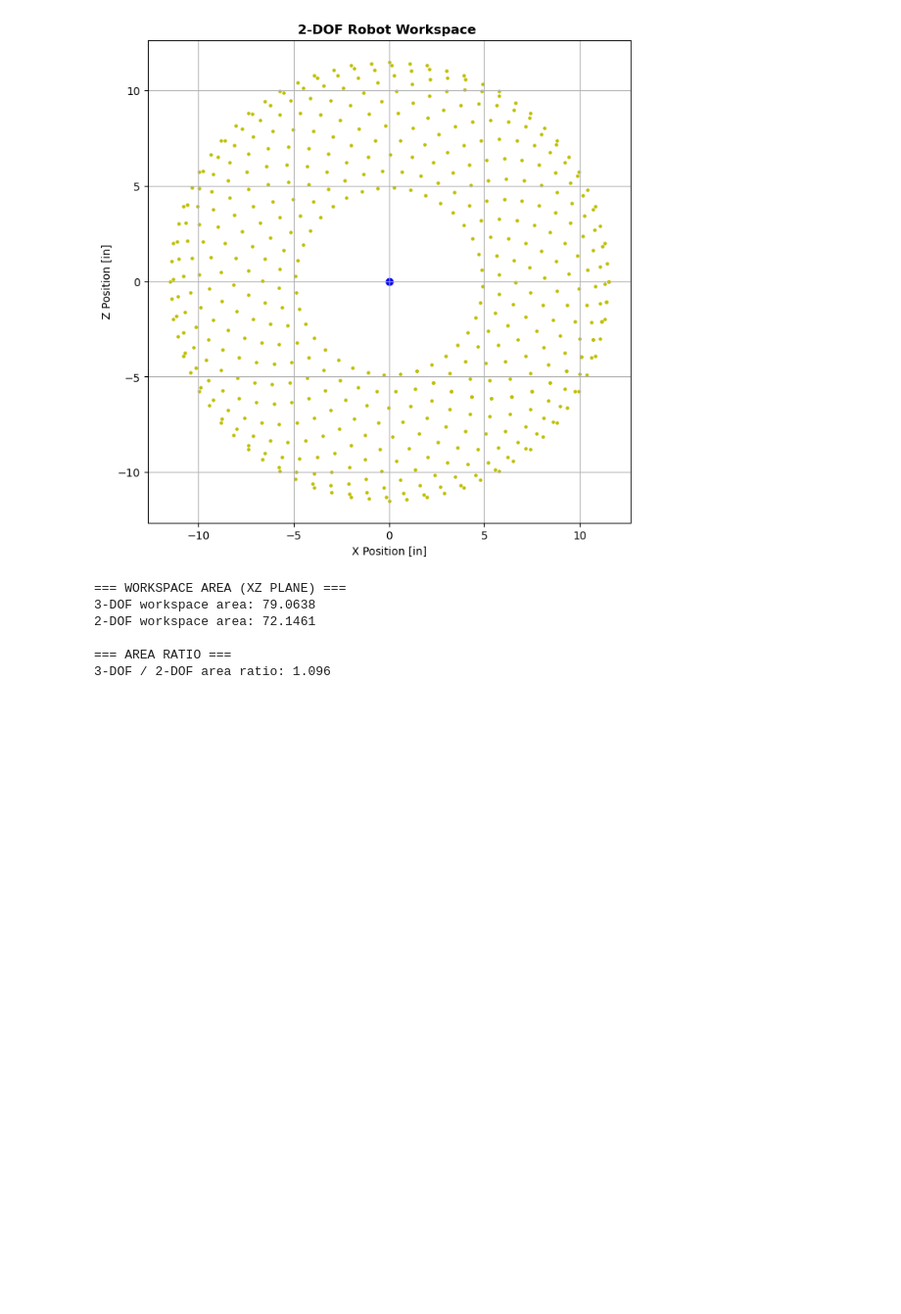
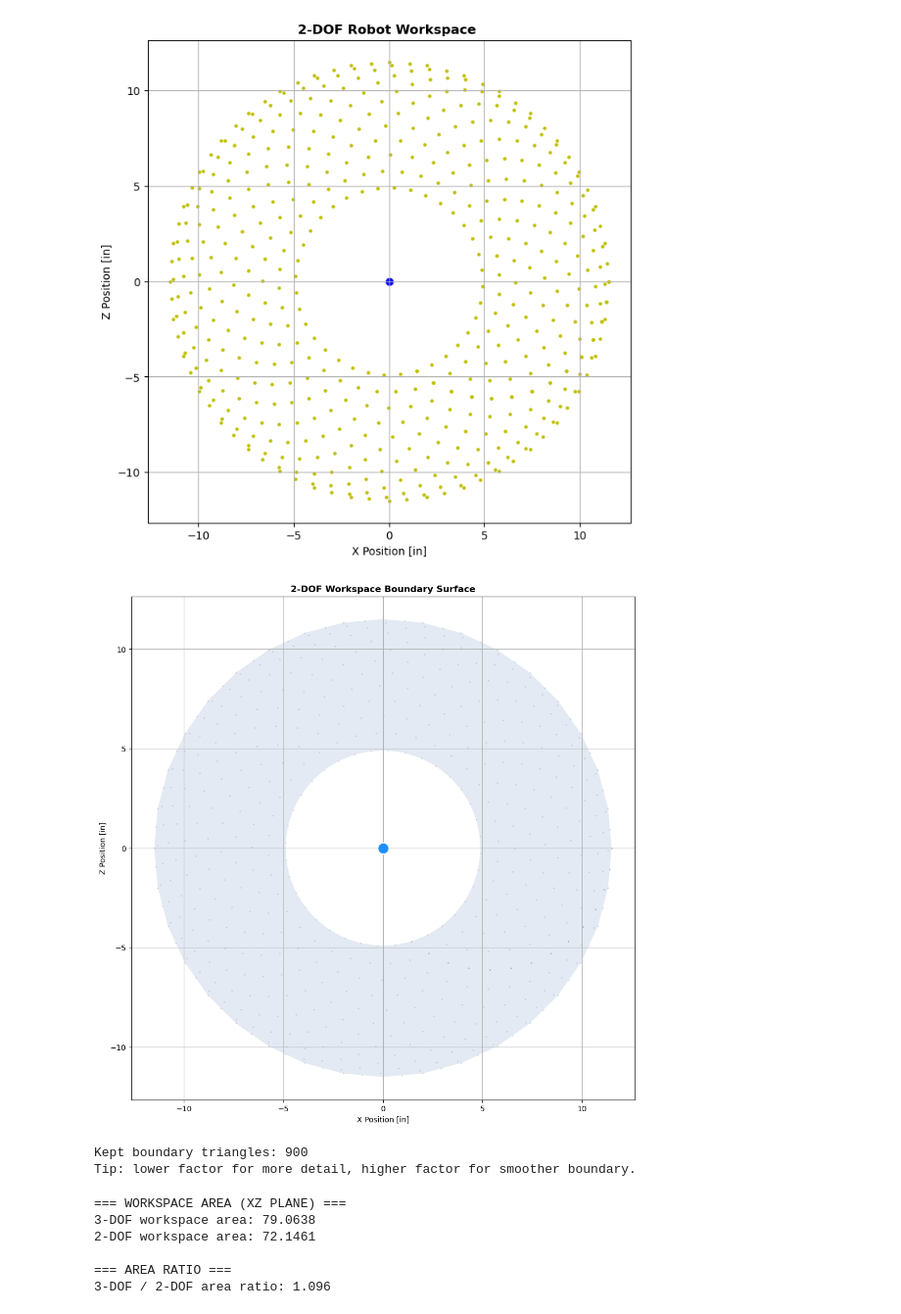
Before and after one commit to samurai-kai/12-DOF-Quadruped, a Jupyter notebook: solvers/Leg kinematics/Robot_WS.ipynb, the cells around one changed output. Shown at 98% size. Drawn from its saved outputs; the diff is of its cells as text; code cells hidden in the pictures; blank space fills up the shorter version.

```diff
--- a/solvers/Leg kinematics/Robot_WS.ipynb
+++ b/solvers/Leg kinematics/Robot_WS.ipynb
@@ -125,6 +224,77 @@ ax.grid(True)
 plt.show()
 # %% [output]
 [figure]
+# %%
+# ==========================
+# Reconstruct and plot 2-DOF boundary (X-Z alpha-shape)
+# ==========================
+from matplotlib.collections import PolyCollection
+
+def _tri_circumradius(tri_pts):
+    p0, p1, p2 = tri_pts
+    a = np.linalg.norm(p1 - p0)
+    b = np.linalg.norm(p2 - p1)
+    c = np.linalg.norm(p0 - p2)
+    s = 0.5 * (a + b + c)
+    area_sq = s * (s - a) * (s - b) * (s - c)
+    if area_sq <= 1e-14:
+        return np.inf
+    area = np.sqrt(area_sq)
+    return (a * b * c) / (4.0 * area)
+
+def alpha_shape_2d(points_xz, alpha):
+    """Return kept Delaunay triangles for 2D alpha-shape."""
+    tri = Delaunay(points_xz)
+    simplices = tri.simplices
+
+    keep = []
+    for i, t in enumerate(simplices):
+        r = _tri_circumradius(points_xz[t])
+        if r < alpha:
+            keep.append(i)
+
+    if not keep:
+        raise ValueError('No triangles kept. Increase alpha2.')
+
+    return points_xz, simplices[np.array(keep)]
+
+points_xz = all_points2[:, [0, 2]]
+alpha2 = estimate_alpha(points_xz, k=8, factor=1.6)
+verts2, tris2 = alpha_shape_2d(points_xz, alpha2)
+
+fig, ax = plt.subplots(figsize=(12, 12))
+
+poly = PolyCollection(
+    verts2[tris2],
+    facecolor='lightsteelblue',
+    edgecolor='none',
+    alpha=0.35
+)
+ax.add_collection(poly)
+
+# Optional: lightly overlay raw samples
+ax.scatter(points_xz[:, 0], points_xz[:, 1], s=1.5, c='k', alpha=0.08)
+
+# Origin marker
+ax.scatter(0, 0, c='dodgerblue', s=220, marker='o', edgecolors='white', linewidths=1.5, label='Origin', zorder=10)
+# ax.text(0, 0, '  Origin', color='dodgerblue', fontsize=10)
+
+ax.set_xlabel('X Position [in]')
+ax.set_ylabel('Z Position [in]')
+ax.set_title(f'2-DOF Workspace Boundary Surface', fontsize=12, fontweight='semibold')
+ax.set_aspect('equal', adjustable='box')
+ax.grid(True)
+# ax.legend(loc='upper right')
+ax.autoscale_view()
+
+plt.show()
+
+print(f'Kept boundary triangles: {len(tris2)}')
+print('Tip: lower factor for more detail, higher factor for smoother boundary.')
+# %% [output]
+[figure, added]
+Kept boundary triangles: 900
+Tip: lower factor for more detail, higher factor for smoother boundary.
 # %%
 def compute_reach(points_xyz):
     r = np.linalg.norm(points_xyz, axis=1)   # sqrt(x^2+y^2+z^2)
```
Also changed, not shown: parts of 2 cells of this notebook.
